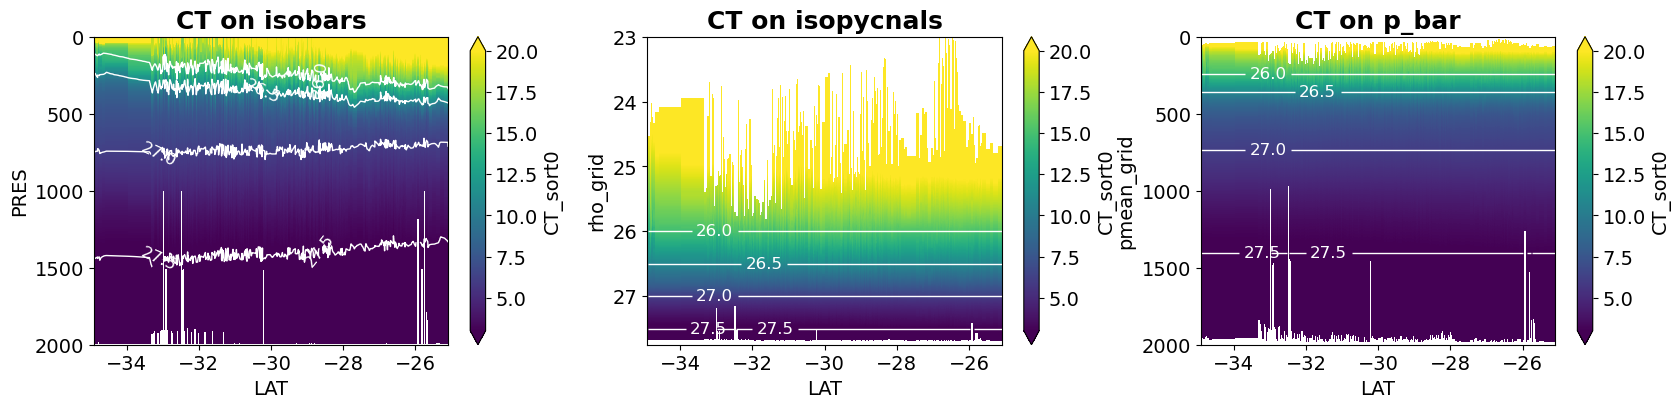
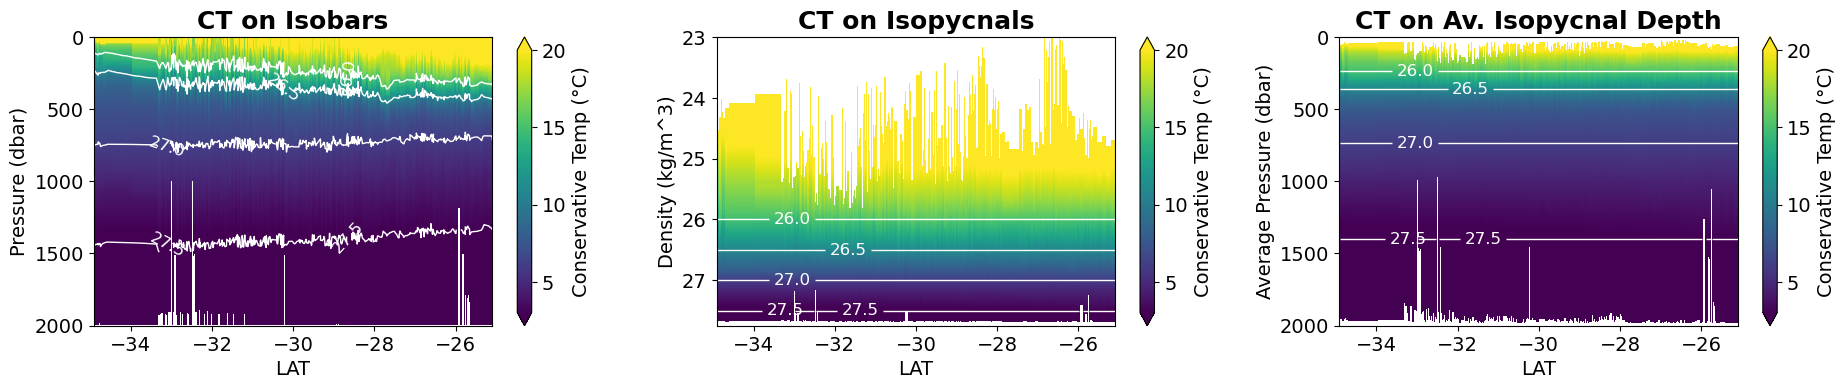
Code edit (unified diff) that turned the first committed figure into the second:
--- before
+++ after
@@ -1,29 +1,32 @@
-plt.figure(figsize=(20,4))
+plt.figure(figsize=(22.5,3.75))
 levels = [26,26.5,27,27.5]
 x='LAT'
 
 plt.subplot(131)
-section_p.CT_sort0.plot(x=x,y='PRES',vmin=3,vmax=20)
+section_p.CT_sort0.plot(x=x,y='PRES',vmin=3,vmax=20, cbar_kwargs={'label': 'Conservative Temp (°C)'})
 contours1 = plt.contour(section_p.LAT.values, section_p.PRES.values, section_p.SIG0_sort0.values.T, levels=levels, colors='white', linewidths=1)
 plt.clabel(contours1, inline=True, fontsize=12, fmt="%.1f")
 plt.gca().invert_yaxis()
+plt.ylabel('Pressure (dbar)')
 #plt.ylim(1800,100)
-plt.title('CT on isobars')
+plt.title('CT on Isobars')
 
 plt.subplot(132)
-section_rho0.CT_sort0.plot(x=x, y='rho_grid',vmin=3,vmax=20)
+section_rho0.CT_sort0.plot(x=x, y='rho_grid',vmin=3,vmax=20, cbar_kwargs={'label': 'Conservative Temp (°C)'})
 contours2 = plt.contour(section_rho0.LAT.values, section_rho0.rho_grid.values, section_rho0.SIG0_sort0.values.T, levels=levels, colors='white', linewidths=1)
 plt.clabel(contours2, inline=True, fontsize=12, fmt="%.1f")
 plt.gca().invert_yaxis()
 plt.ylim(27.75,23)
-plt.title('CT on isopycnals')
+plt.ylabel('Density (kg/m^3)')
+plt.title('CT on Isopycnals')
 
 plt.subplot(133)
-section_pmean0.CT_sort0.plot(x=x, y='pmean_grid',vmin=3,vmax=20)
+section_pmean0.CT_sort0.plot(x=x, y='pmean_grid',vmin=3,vmax=20, cbar_kwargs={'label': 'Conservative Temp (°C)'})
 contours3 = plt.contour(section_pmean0.LAT.values, section_pmean0.pmean_grid.values, section_pmean0.SIG0_sort0.values.T, levels=levels, colors='white', linewidths=1)
 plt.clabel(contours3, inline=True, fontsize=12, fmt="%.1f")
 plt.gca().invert_yaxis()
 #plt.ylim(1800,100)
-plt.title('CT on p_bar')
+plt.ylabel('Average Pressure (dbar)')
+plt.title('CT on Av. Isopycnal Depth')
 
 plt.subplots_adjust(wspace=0.25)

Commit: housekeeping